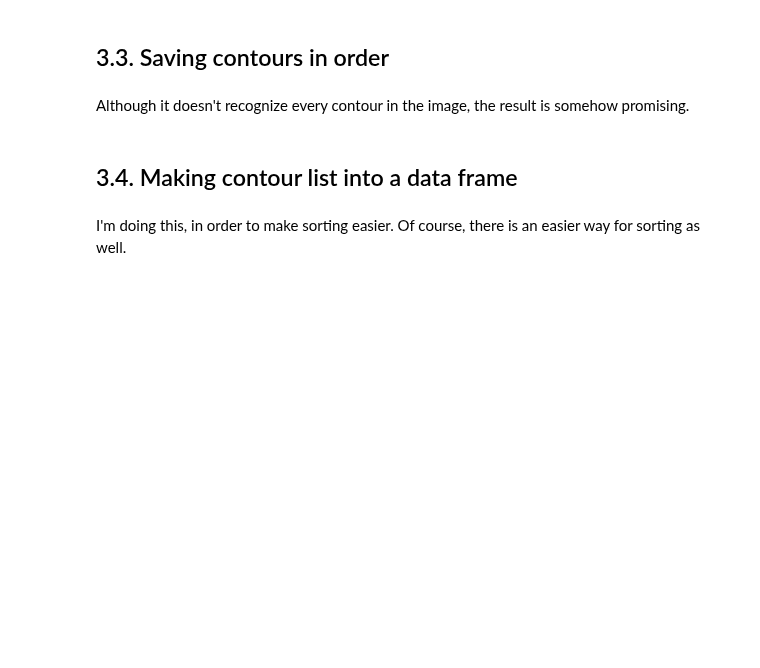
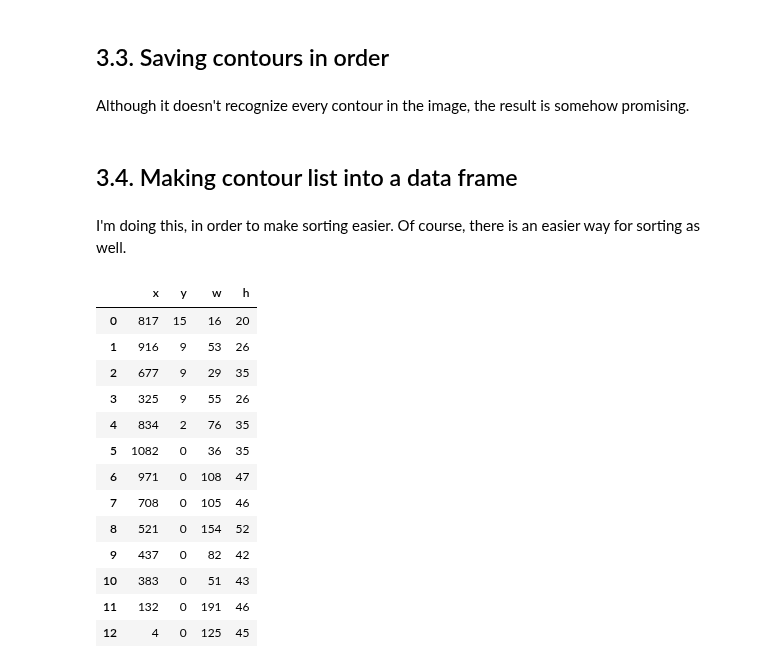
Before and after one commit to prp-e/persian_ocr_project, a Jupyter notebook: word_detection/Word Detection.ipynb, the cells around one changed output. Drawn from its saved outputs; the diff is of its cells as text; code cells hidden in the pictures; blank space fills up the shorter version.

Commit message:
Data framing done

```diff
--- a/word_detection/Word Detection.ipynb
+++ b/word_detection/Word Detection.ipynb
@@ -311,3 +311,22 @@ Although it doesn't recognize every contour in the image, the result is somehow
 ## 3.4. Making contour list into a data frame
 # %% [markdown]
 I'm doing this, in order to make sorting easier. Of course, there is an easier way for sorting as well.
+# %%
+cntrs_df = pd.DataFrame(cntr_coords, columns=['x', 'y', 'w', 'h'])
+# %%
+cntrs_df
+# %% [output]
+|  | x | y | w | h |
+| 0 | 817 | 15 | 16 | 20 |
+| 1 | 916 | 9 | 53 | 26 |
+| 2 | 677 | 9 | 29 | 35 |
+| 3 | 325 | 9 | 55 | 26 |
+| 4 | 834 | 2 | 76 | 35 |
+| 5 | 1082 | 0 | 36 | 35 |
+| 6 | 971 | 0 | 108 | 47 |
+| 7 | 708 | 0 | 105 | 46 |
+| 8 | 521 | 0 | 154 | 52 |
+| 9 | 437 | 0 | 82 | 42 |
+| 10 | 383 | 0 | 51 | 43 |
+| 11 | 132 | 0 | 191 | 46 |
+| 12 | 4 | 0 | 125 | 45 |
```
